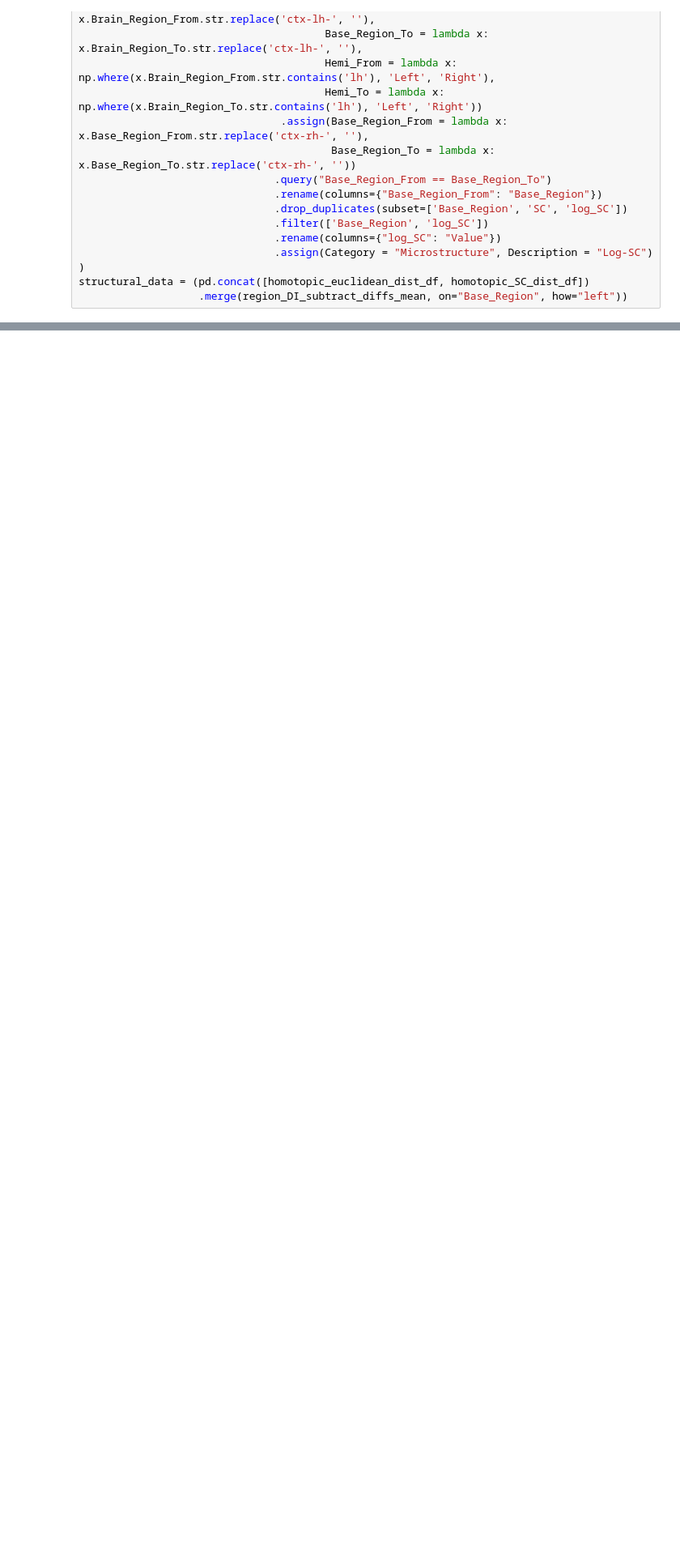
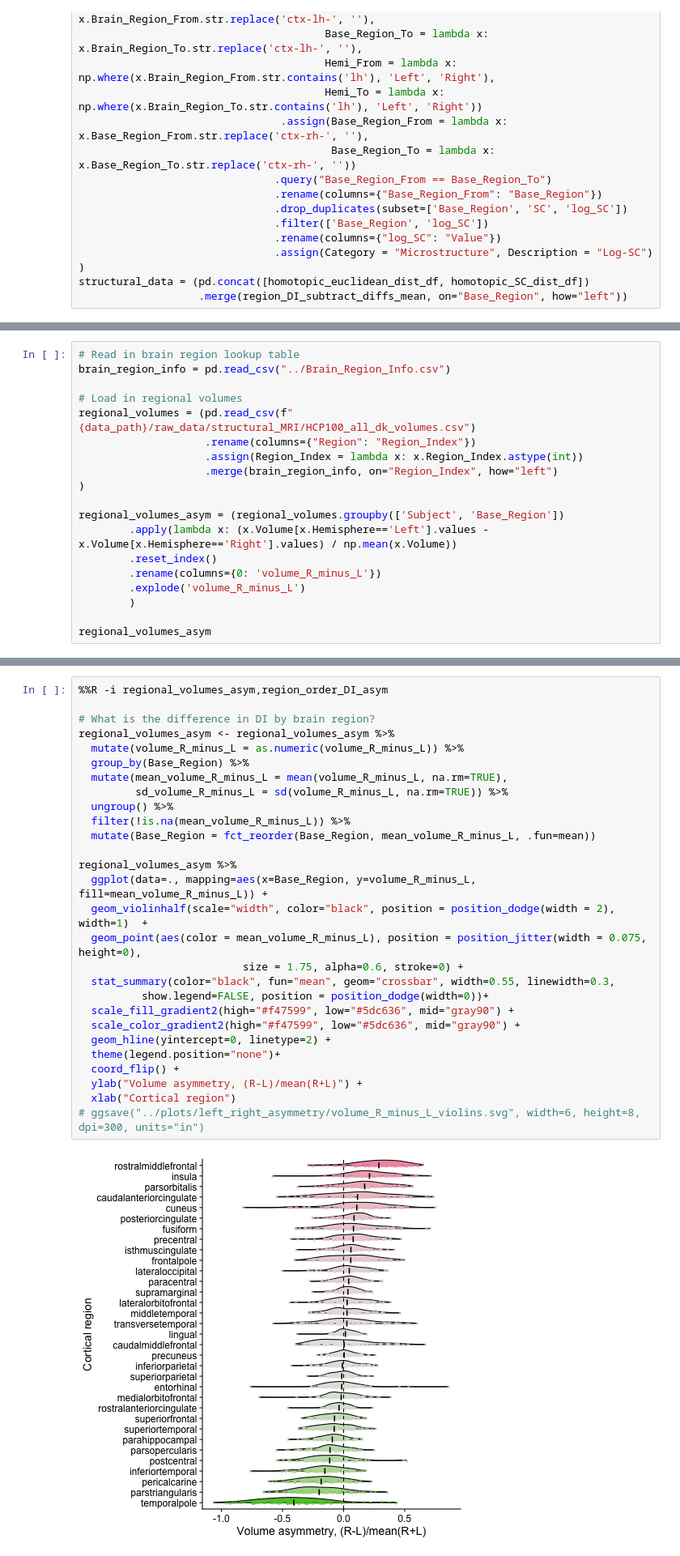
Before and after one commit to DynamicsAndNeuralSystems/Directed_information_fMRI, a Jupyter notebook: data_visualization/DI_gaussian_mean_LR_asymmetry.ipynb, the cells around one changed output, grey strips where cells are left out. Shown at 81% size. Drawn from its saved outputs; the diff is of its cells as text; blank space fills up the shorter version.

```diff
--- a/data_visualization/DI_gaussian_mean_LR_asymmetry.ipynb
+++ b/data_visualization/DI_gaussian_mean_LR_asymmetry.ipynb
@@ -561,0 +635,19 @@ R[write to console]: The following aesthetics were dropped during statistical tr
+# %%
+# Read in brain region lookup table
+brain_region_info = pd.read_csv("../Brain_Region_Info.csv")
+
+# Load in regional volumes
+regional_volumes = (pd.read_csv(f"{data_path}/raw_data/structural_MRI/HCP100_all_dk_volumes.csv")
+                    .rename(columns={"Region": "Region_Index"})
+                    .assign(Region_Index = lambda x: x.Region_Index.astype(int))
+                    .merge(brain_region_info, on="Region_Index", how="left")
+)
+
+regional_volumes_asym = (regional_volumes.groupby(['Subject', 'Base_Region'])
+        .apply(lambda x: (x.Volume[x.Hemisphere=='Left'].values - x.Volume[x.Hemisphere=='Right'].values) / np.mean(x.Volume))
+        .reset_index()
+        .rename(columns={0: 'volume_R_minus_L'})
+        .explode('volume_R_minus_L')
+        )
+
+regional_volumes_asym
@@ -561,0 +714,30 @@ R[write to console]: The following aesthetics were dropped during statistical tr
+# %%
+%%R -i regional_volumes_asym,region_order_DI_asym
+
+# What is the difference in DI by brain region?
+regional_volumes_asym <- regional_volumes_asym %>%
+  mutate(volume_R_minus_L = as.numeric(volume_R_minus_L)) %>%
+  group_by(Base_Region) %>%
+  mutate(mean_volume_R_minus_L = mean(volume_R_minus_L, na.rm=TRUE),
+         sd_volume_R_minus_L = sd(volume_R_minus_L, na.rm=TRUE)) %>%
+  ungroup() %>%
+  filter(!is.na(mean_volume_R_minus_L)) %>%
+  mutate(Base_Region = fct_reorder(Base_Region, mean_volume_R_minus_L, .fun=mean))
+
+regional_volumes_asym %>%
+  ggplot(data=., mapping=aes(x=Base_Region, y=volume_R_minus_L, fill=mean_volume_R_minus_L)) +
+  geom_violinhalf(scale="width", color="black", position = position_dodge(width = 2), width=1)  +
+  geom_point(aes(color = mean_volume_R_minus_L), position = position_jitter(width = 0.075, height=0),
+                          size = 1.75, alpha=0.6, stroke=0) +
+  stat_summary(color="black", fun="mean", geom="crossbar", width=0.55, linewidth=0.3,
+          show.legend=FALSE, position = position_dodge(width=0))+
+  scale_fill_gradient2(high="#f47599", low="#5dc636", mid="gray90") +
+  scale_color_gradient2(high="#f47599", low="#5dc636", mid="gray90") +
+  geom_hline(yintercept=0, linetype=2) +
+  theme(legend.position="none")+
+  coord_flip() +
+  ylab("Volume asymmetry, (R-L)/mean(R+L)") +
+  xlab("Cortical region")
+# ggsave("../plots/left_right_asymmetry/volume_R_minus_L_violins.svg", width=6, height=8, dpi=300, units="in")
+# %% [output]
+[figure, added]
```
Also changed, not shown: parts of 14 cells of this notebook, 25 other files.
